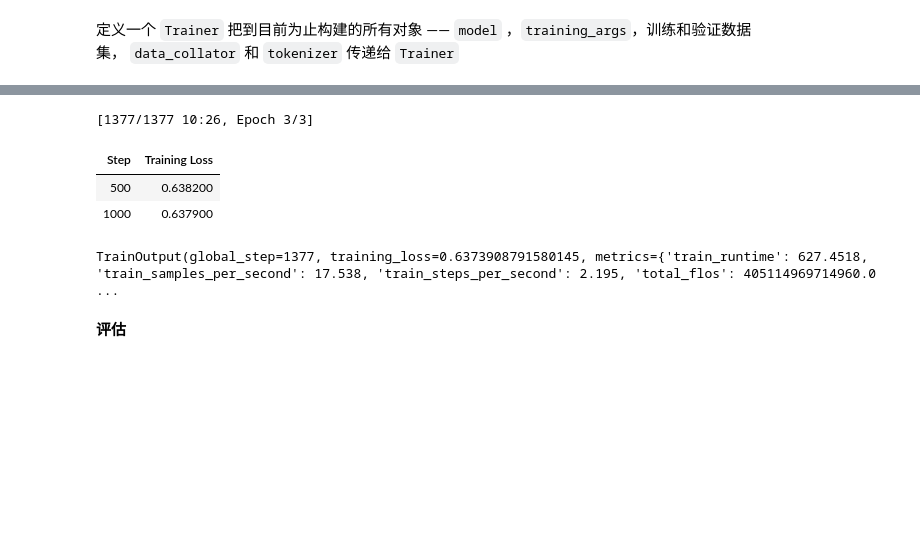
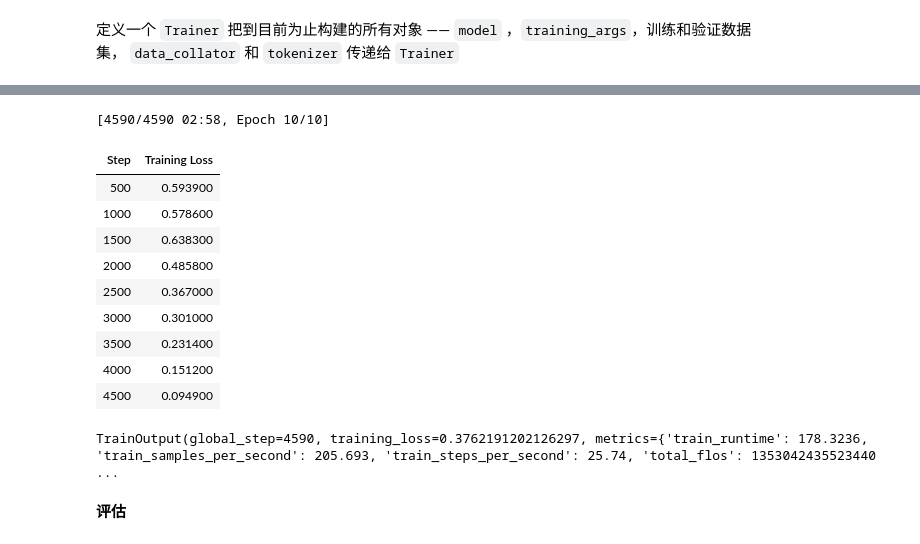
Before and after one commit to dove667/handonML-, a Jupyter notebook: notebooks/day16.ipynb, the cells around one changed output, grey strips where cells are left out. Cells and saved outputs as stored; diff of their text form; code cells hidden in the pictures; blank space fills up the shorter version.

```diff
--- a/notebooks/day16.ipynb
+++ b/notebooks/day16.ipynb
@@ -217,5 +272,8 @@ data_collator = DataCollatorWithPadding(tokenizer=tokenizer)
 # %%
-training_args = TrainingArguments(output_dir="hf_cache/test-trainer")
+training_args = TrainingArguments(
+    num_train_epochs=10,
+    output_dir=None,
+)
 #用于保存训练后的模型以及训练过程中的 checkpoint 的目录。
 #对于其余的参数你可以保留默认值，这对于简单的微调应该效果就很好了。
 from transformers import AutoModelForSequenceClassification
@@ -257,22 +333,29 @@ for param in model.classifier.parameters():
 # %%
 from transformers import Trainer
 
 trainer = Trainer(
     model,
     training_args,
     train_dataset=tokenized_datasets["train"],
     eval_dataset=tokenized_datasets["validation"],
     data_collator=data_collator,
     tokenizer=tokenizer,
 )
-8
+
 trainer.train()
 # %% [output]
-[1377/1377 10:26, Epoch 3/3]
+[4590/4590 02:58, Epoch 10/10]
 | Step | Training Loss |
-| 500 | 0.638200 |
-| 1000 | 0.637900 |
+| 500 | 0.593900 |
+| 1000 | 0.578600 |
+| 1500 | 0.638300 |
+| 2000 | 0.485800 |
+| 2500 | 0.367000 |
+| 3000 | 0.301000 |
+| 3500 | 0.231400 |
+| 4000 | 0.151200 |
+| 4500 | 0.094900 |
-TrainOutput(global_step=1377, training_loss=0.6373908791580145, metrics={'train_runtime': 627.4518, 'train_samples_per_second': 17.538, 'train_steps_per_second': 2.195, 'total_flos': 405114969714960.0 ...
+TrainOutput(global_step=4590, training_loss=0.3762191202126297, metrics={'train_runtime': 178.3236, 'train_samples_per_second': 205.693, 'train_steps_per_second': 25.74, 'total_flos': 1353042435523440 ...
 # %% [markdown]
 **评估**
 # %%
```
Also changed, not shown: parts of 18 cells of this notebook, 1 other file.
